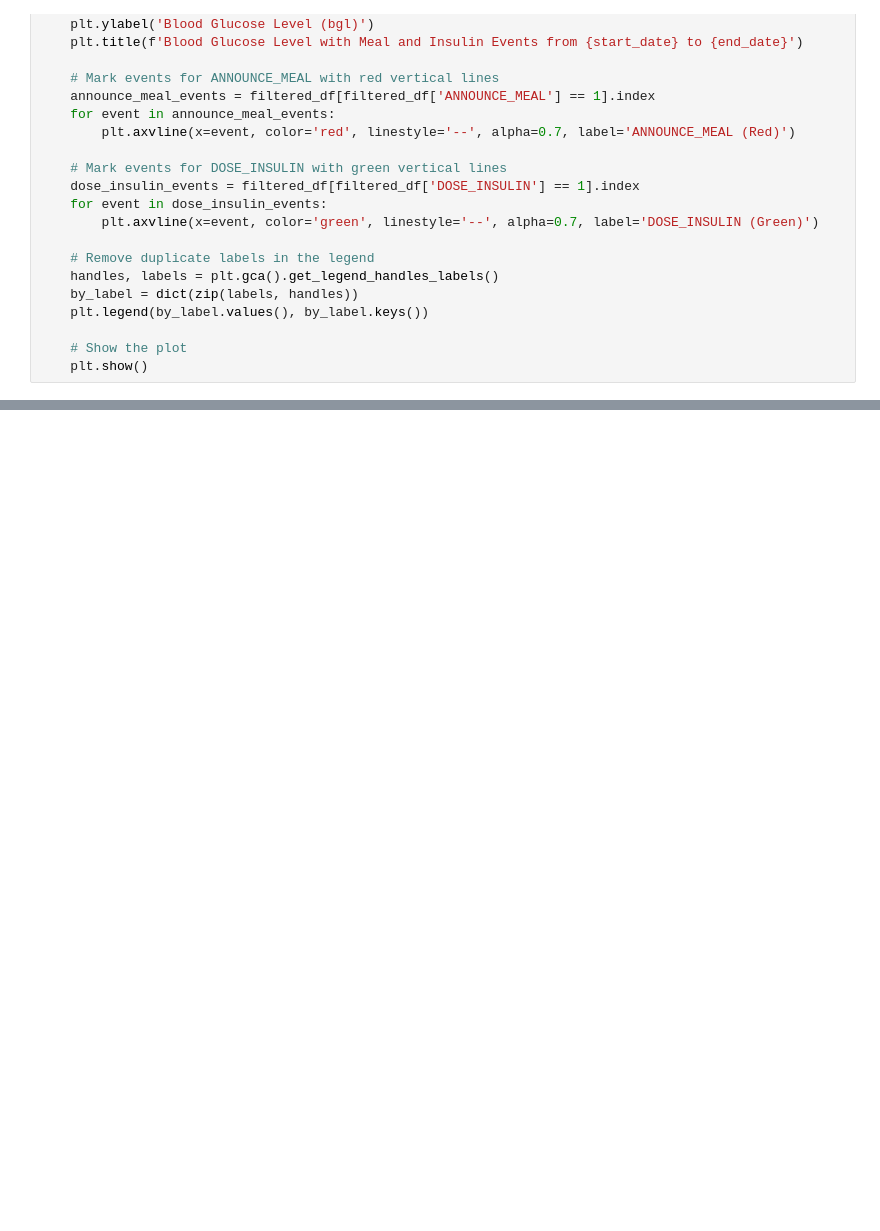
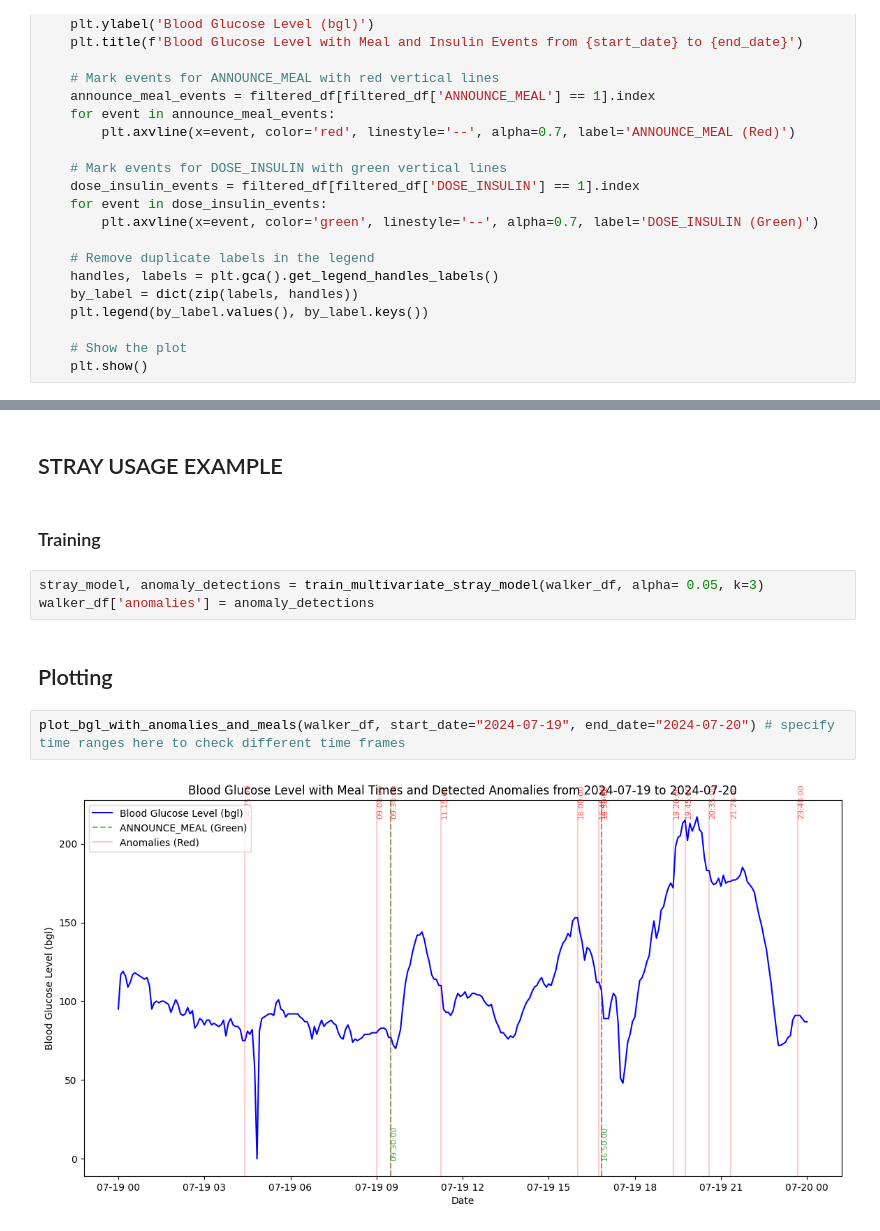
Before and after one commit to RobotPsychologist/bg_control, a Jupyter notebook: 0_meal_identification/meal_identification/notebooks/3.06-jp-stray-model.ipynb, the cells around one changed output, grey strips where cells are left out. Saved outputs shown, nothing was run; the diff lists cells and outputs as text; blank space fills up the shorter version.

Commit message:
Final for Stray model

```diff
--- a/0_meal_identification/meal_identification/notebooks/3.06-jp-stray-model.ipynb
+++ b/0_meal_identification/meal_identification/notebooks/3.06-jp-stray-model.ipynb
@@ -489,0 +621,13 @@ https://chatgpt.com/g/g-vgPJIyCzQ-gluroo/c/6731331f-0c14-8012-956f-f7863b76f0a6
+# %% [markdown]
+## STRAY USAGE EXAMPLE
+# %% [markdown]
+### Training
+# %%
+stray_model, anomaly_detections = train_multivariate_stray_model(walker_df, alpha= 0.05, k=3)
+walker_df['anomalies'] = anomaly_detections
+# %% [markdown]
+## Plotting
+# %%
+plot_bgl_with_anomalies_and_meals(walker_df, start_date="2024-07-19", end_date="2024-07-20") # specify time ranges here to check different time frames
+# %% [output]
+[figure, added]
```
Also changed, not shown: parts of 13 cells of this notebook, 3 other files.
